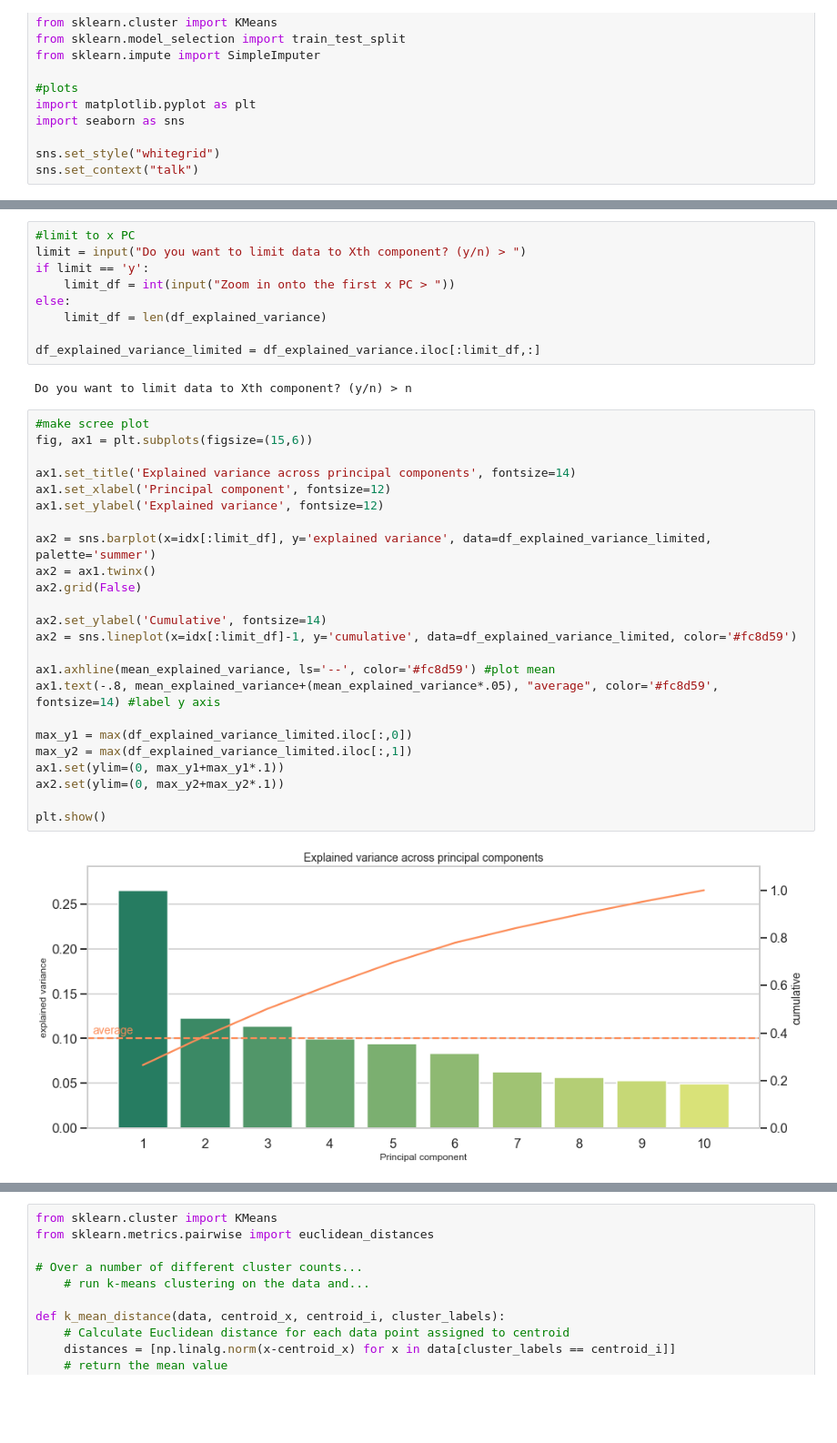
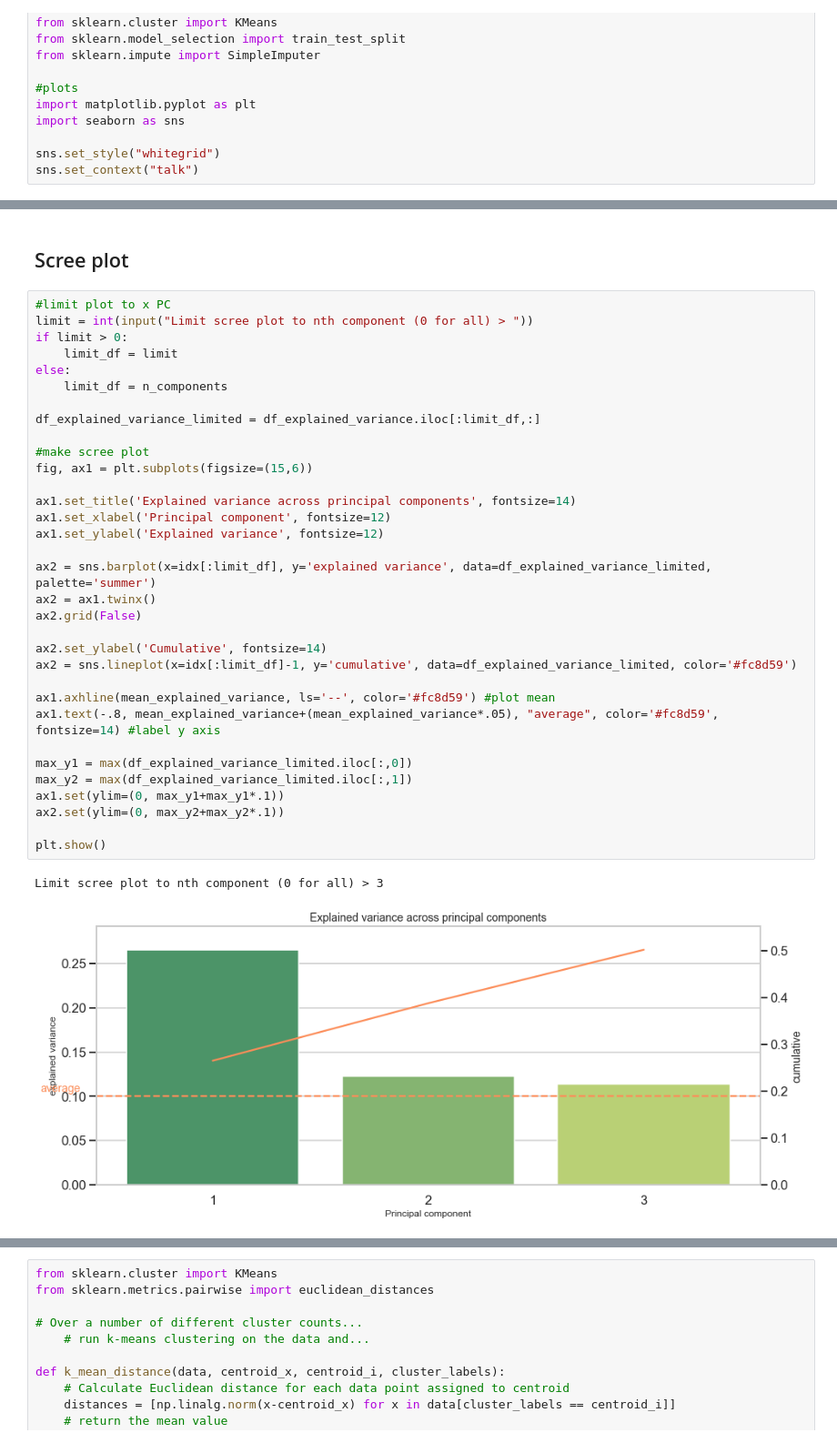
Before and after one commit to philippschmalen/Code-snippets, a Jupyter notebook: PCA_workflow.ipynb, the cells around one changed output, grey strips where cells are left out. Shown at 91% size. Saved outputs shown, nothing was run; the diff lists cells and outputs as text; blank space fills up the shorter version.

```diff
--- a/PCA_workflow.ipynb
+++ b/PCA_workflow.ipynb
@@ -114,40 +143,41 @@ Mean explained variance: 0.1
 9             0.052588    0.950950
 10            0.049050    1.000000
 ----------------------------------------
-# %%
-#limit to x PC
-limit = input("Do you want to limit data to Xth component? (y/n) > ")
-if limit == 'y':
-    limit_df = int(input("Zoom in onto the first x PC > "))
-else:
-    limit_df = len(df_explained_variance)
-
-df_explained_variance_limited = df_explained_variance.iloc[:limit_df,:]
-# %% [output]
-Do you want to limit data to Xth component? (y/n) > n
+# %% [markdown]
+## Scree plot
 # %%
+#limit plot to x PC
+limit = int(input("Limit scree plot to nth component (0 for all) > "))
+if limit > 0:
+    limit_df = limit
+else:
+    limit_df = n_components
+
+df_explained_variance_limited = df_explained_variance.iloc[:limit_df,:]
+
 #make scree plot
 fig, ax1 = plt.subplots(figsize=(15,6))
 
 ax1.set_title('Explained variance across principal components', fontsize=14)
 ax1.set_xlabel('Principal component', fontsize=12)
 ax1.set_ylabel('Explained variance', fontsize=12)
 
 ax2 = sns.barplot(x=idx[:limit_df], y='explained variance', data=df_explained_variance_limited, palette='summer')
 ax2 = ax1.twinx()
 ax2.grid(False)
 
 ax2.set_ylabel('Cumulative', fontsize=14)
 ax2 = sns.lineplot(x=idx[:limit_df]-1, y='cumulative', data=df_explained_variance_limited, color='#fc8d59')
 
 ax1.axhline(mean_explained_variance, ls='--', color='#fc8d59') #plot mean
 ax1.text(-.8, mean_explained_variance+(mean_explained_variance*.05), "average", color='#fc8d59', fontsize=14) #label y axis
 
 max_y1 = max(df_explained_variance_limited.iloc[:,0])
 max_y2 = max(df_explained_variance_limited.iloc[:,1])
 ax1.set(ylim=(0, max_y1+max_y1*.1))
 ax2.set(ylim=(0, max_y2+max_y2*.1))
 
 plt.show()
 # %% [output]
+Limit scree plot to nth component (0 for all) > 3
-[figure, old version]
+[figure, new version]
```
Also changed, not shown: parts of 23 cells of this notebook.
